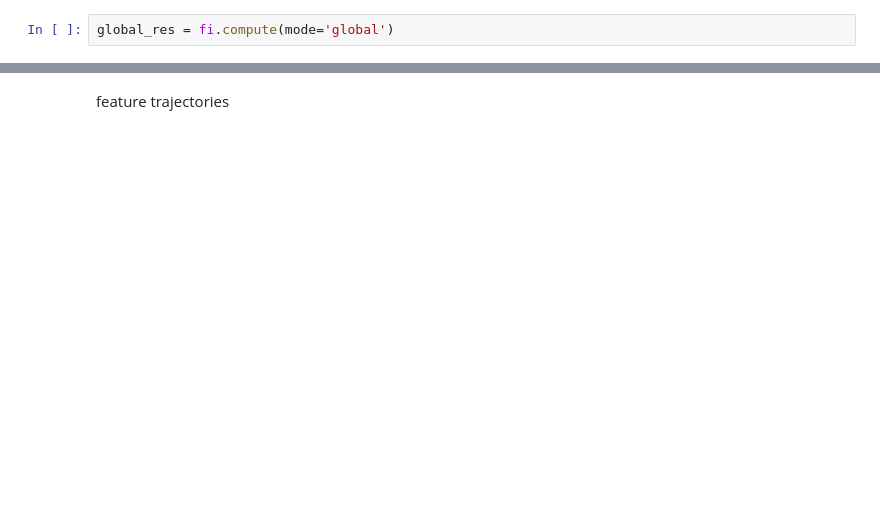
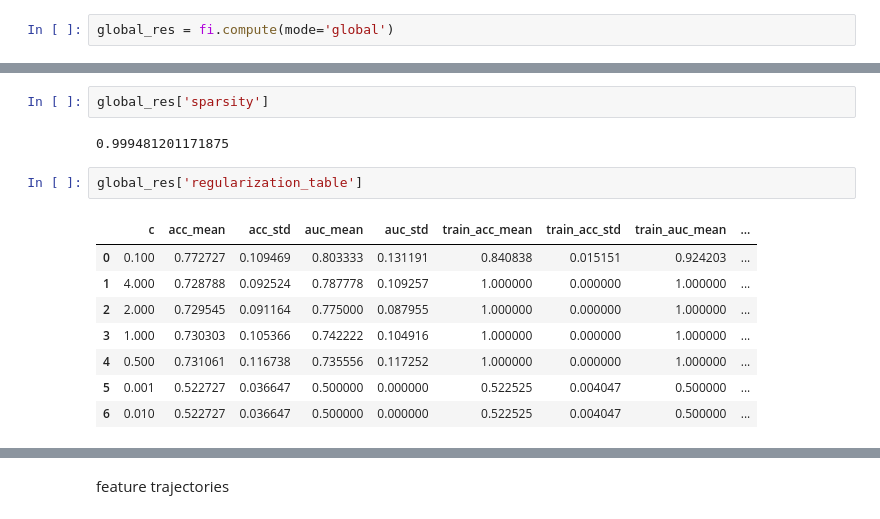
Before and after one commit to karanjotsv/SAEs, a Jupyter notebook: e2.ipynb, the cells around one changed output, grey strips where cells are left out. Saved outputs shown, nothing was run; the diff lists cells and outputs as text; blank space fills up the shorter version.

```diff
--- a/e2.ipynb
+++ b/e2.ipynb
@@ -148,0 +198,15 @@ global_res = fi.compute(mode='global')
+# %%
+global_res['sparsity']
+# %% [output]
+0.999481201171875
+# %%
+global_res['regularization_table']
+# %% [output]
+|  | c | acc_mean | acc_std | auc_mean | auc_std | train_acc_mean | train_acc_std | train_auc_mean | ... |
+| 0 | 0.100 | 0.772727 | 0.109469 | 0.803333 | 0.131191 | 0.840838 | 0.015151 | 0.924203 | ... |
+| 1 | 4.000 | 0.728788 | 0.092524 | 0.787778 | 0.109257 | 1.000000 | 0.000000 | 1.000000 | ... |
+| 2 | 2.000 | 0.729545 | 0.091164 | 0.775000 | 0.087955 | 1.000000 | 0.000000 | 1.000000 | ... |
+| 3 | 1.000 | 0.730303 | 0.105366 | 0.742222 | 0.104916 | 1.000000 | 0.000000 | 1.000000 | ... |
+| 4 | 0.500 | 0.731061 | 0.116738 | 0.735556 | 0.117252 | 1.000000 | 0.000000 | 1.000000 | ... |
+| 5 | 0.001 | 0.522727 | 0.036647 | 0.500000 | 0.000000 | 0.522525 | 0.004047 | 0.500000 | ... |
+| 6 | 0.010 | 0.522727 | 0.036647 | 0.500000 | 0.000000 | 0.522525 | 0.004047 | 0.500000 | ... |
```
Also changed, not shown: parts of 16 cells of this notebook, 5 other files.
